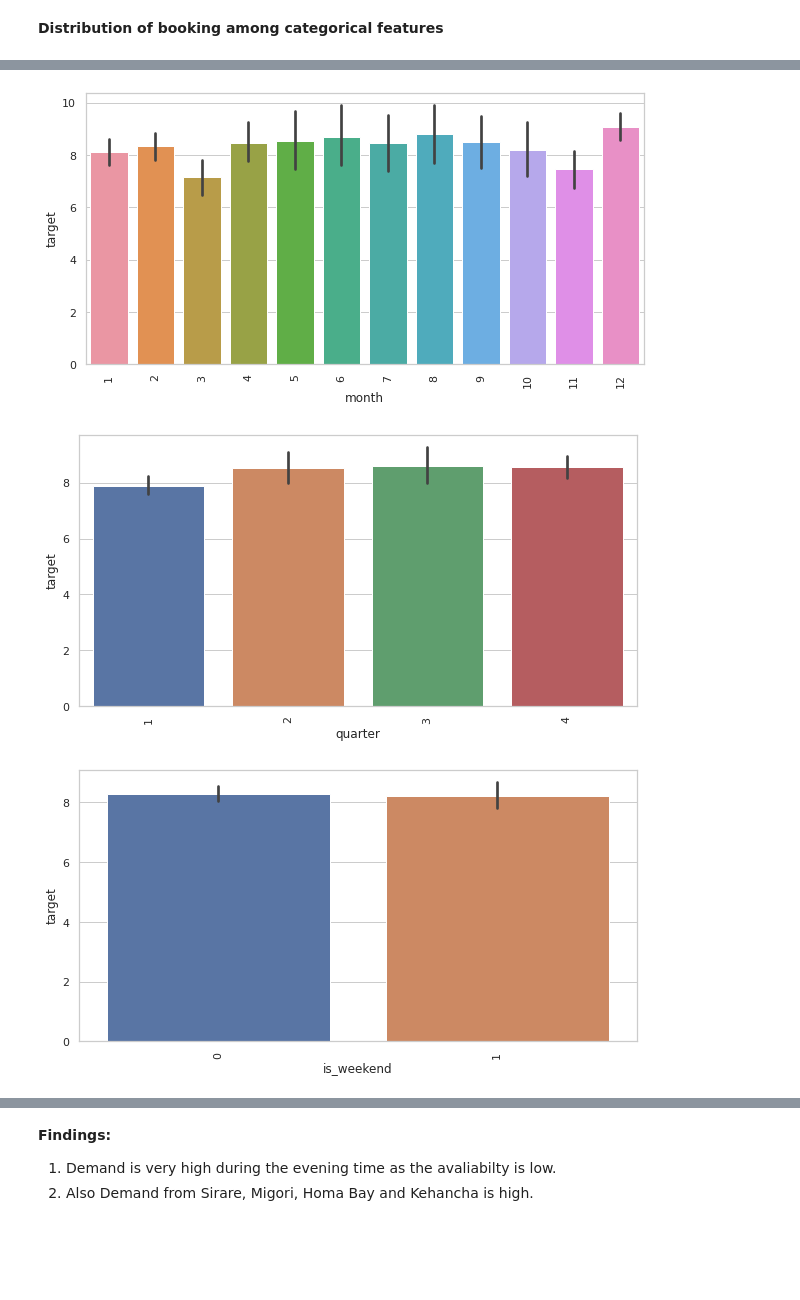
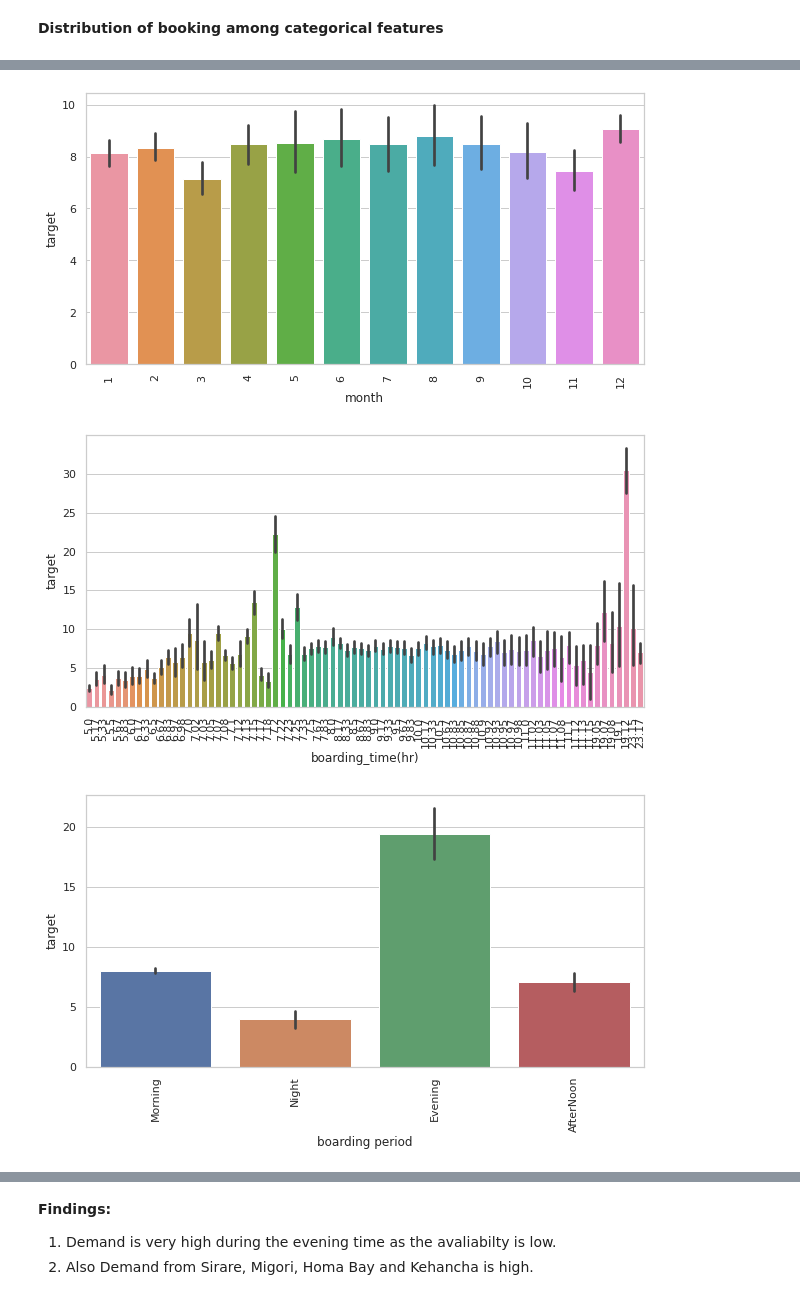
Before and after one commit to sudeep-009/Transport-Demand-Prediction-Regression-Capstone-Project, a Jupyter notebook: Copy_of_Demand_Prediction_for_Public_Transport_Capstone_Project.ipynb, the cells around one changed output, grey strips where cells are left out. Cells and saved outputs as stored; diff of their text form; code cells hidden in the pictures; blank space fills up the shorter version.

```diff
--- a/Copy_of_Demand_Prediction_for_Public_Transport_Capstone_Project.ipynb
+++ b/Copy_of_Demand_Prediction_for_Public_Transport_Capstone_Project.ipynb
@@ -250,6 +250,6 @@ plt.xticks(rotation=90)
 3. Plugging less popular origin into one unit.
 # %%
 #plugging less popular origin into one unit called other
-modify_origin = {'Nyachenge': 'other', 'Rodi': 'other', 'Mbita': 'other', 'Ndhiwa': 'other', 'Sori': 'other', 'Keumbu': 'other', 'Oyugis': 'other', 'Kendu Bay': 'other' }
-transport_df['travel_from'] = transport_df['travel_from'].replace(modify_origin)
+# modify_origin = {'Nyachenge': 'other', 'Rodi': 'other', 'Mbita': 'other', 'Ndhiwa': 'other', 'Sori': 'other', 'Keumbu': 'other', 'Oyugis': 'other', 'Kendu Bay': 'other' }
+# transport_df['travel_from'] = transport_df['travel_from'].replace(modify_origin)
 # %%
@@ -393,3 +389,6 @@ time_features(transform_df)
+# %%
+#dropping feature travel_date, date, ride_id
+transform_df.drop(['travel_date','ride_id','date'],axis=1,inplace=True)
 # %%
 #Calculating boarding time in interger type
 transform_df['travel_time'] = transform_df['travel_time'].apply(lambda x: x.split(':'))
@@ -419,7 +418,7 @@ transform_df.head()
 **Calculating the distance between each of the origin and destination**
 # %%
 #TIME FEATURES
-time_features = ['day_of_week','month','quarter','is_weekend','boarding_time(hr)','day_of_month']
+time_features = ['day_of_week','month','year','boarding_time(hr)']
 # %%
 for i in time_features:
   sns.regplot(x=transform_df[i],y=transform_df['target'])
@@ -440,14 +437,14 @@ for i in time_features:
 **Distribution of booking among categorical features**
 # %%
 # FEATURES
-features = ['day_of_week','month','quarter','is_weekend','boarding_time(hr)','day_of_month','boarding period','travel_from','max_capacity']
+features = ['day_of_week','month','boarding_time(hr)','boarding period','travel_from','max_capacity']
 for i in features:
   plt.figure(figsize=(10,5))
   sns.barplot(x=transform_df[i],y=transform_df['target'])
   plt.xticks(rotation=90)
   plt.show()
 # %% [output]
 [figure]
 [figure]
-[figure, old version]
+[figure, new version]
-[figure, old version]
+[figure, new version]
```
Also changed, not shown: parts of 45 cells of this notebook.
